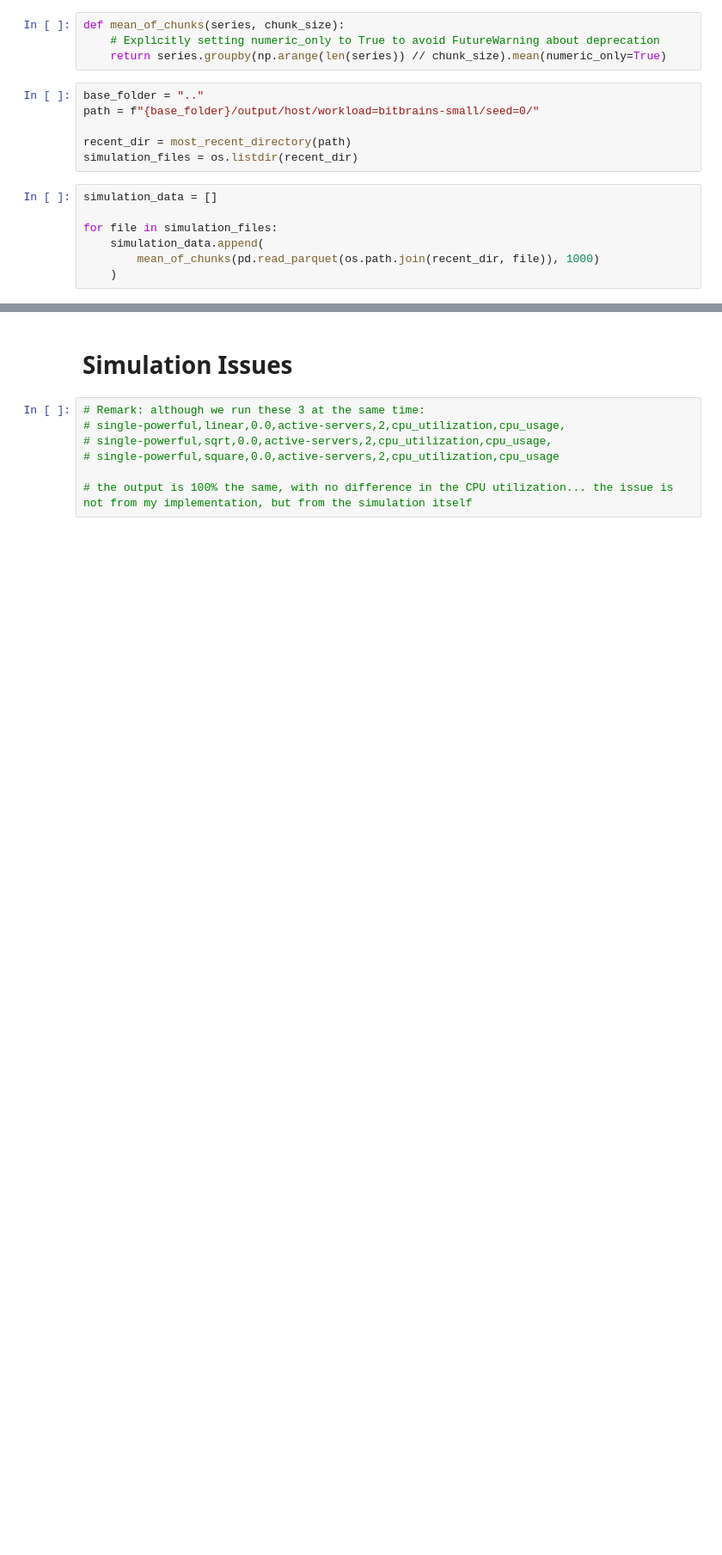
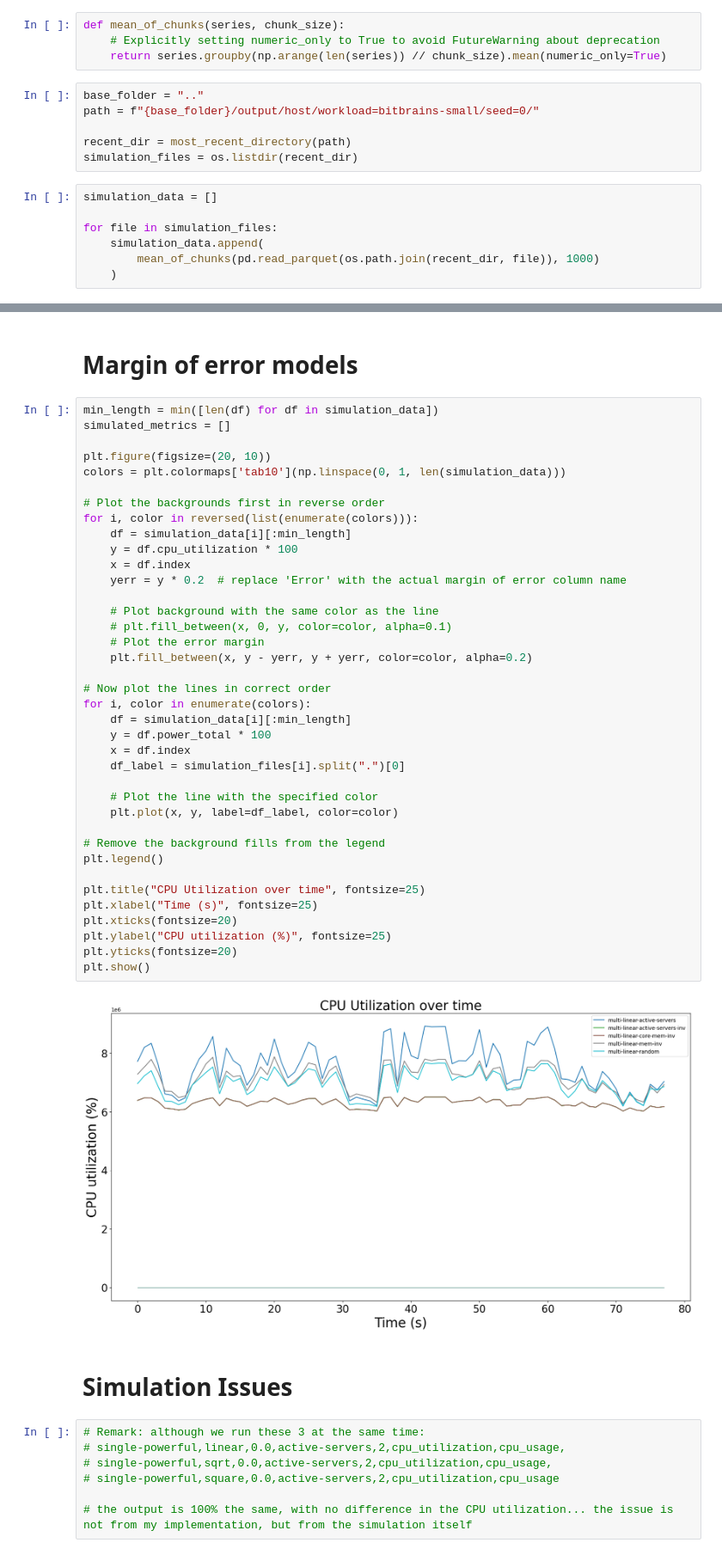
Before and after one commit to Radu-Nicolae/opendc-m3sa, a Jupyter notebook: opendc-experiments/opendc-experiments-metamodel/src/main/Python_scripts/MetaModelAutomated.ipynb, the cells around one changed output, grey strips where cells are left out. Shown at 86% size. Cells and saved outputs as stored; diff of their text form; blank space fills up the shorter version.

```diff
--- a/opendc-experiments/opendc-experiments-metamodel/src/main/Python_scripts/MetaModelAutomated.ipynb
+++ b/opendc-experiments/opendc-experiments-metamodel/src/main/Python_scripts/MetaModelAutomated.ipynb
@@ -56,3 +96,45 @@ plt.show()
+# %% [markdown]
+# Margin of error models
+# %%
+min_length = min([len(df) for df in simulation_data])
+simulated_metrics = []
+
+plt.figure(figsize=(20, 10))
+colors = plt.colormaps['tab10'](np.linspace(0, 1, len(simulation_data)))
+
+# Plot the backgrounds first in reverse order
+for i, color in reversed(list(enumerate(colors))):
+    df = simulation_data[i][:min_length]
+    y = df.cpu_utilization * 100
+    x = df.index
+    yerr = y * 0.2  # replace 'Error' with the actual margin of error column name
+
+    # Plot background with the same color as the line
+    # plt.fill_between(x, 0, y, color=color, alpha=0.1)
+    # Plot the error margin
+    plt.fill_between(x, y - yerr, y + yerr, color=color, alpha=0.2)
+
+# Now plot the lines in correct order
+for i, color in enumerate(colors):
+    df = simulation_data[i][:min_length]
+    y = df.power_total * 100
+    x = df.index
+    df_label = simulation_files[i].split(".")[0]
+
+    # Plot the line with the specified color
+    plt.plot(x, y, label=df_label, color=color)
+
+# Remove the background fills from the legend
+plt.legend()
+
+plt.title("CPU Utilization over time", fontsize=25)
+plt.xlabel("Time (s)", fontsize=25)
+plt.xticks(fontsize=20)
+plt.ylabel("CPU utilization (%)", fontsize=25)
+plt.yticks(fontsize=20)
+plt.show()
+# %% [output]
+[figure, added]
 # %% [markdown]
 # Simulation Issues
 # %%
```
Also changed, not shown: parts of 3 cells of this notebook, 3 other files.
